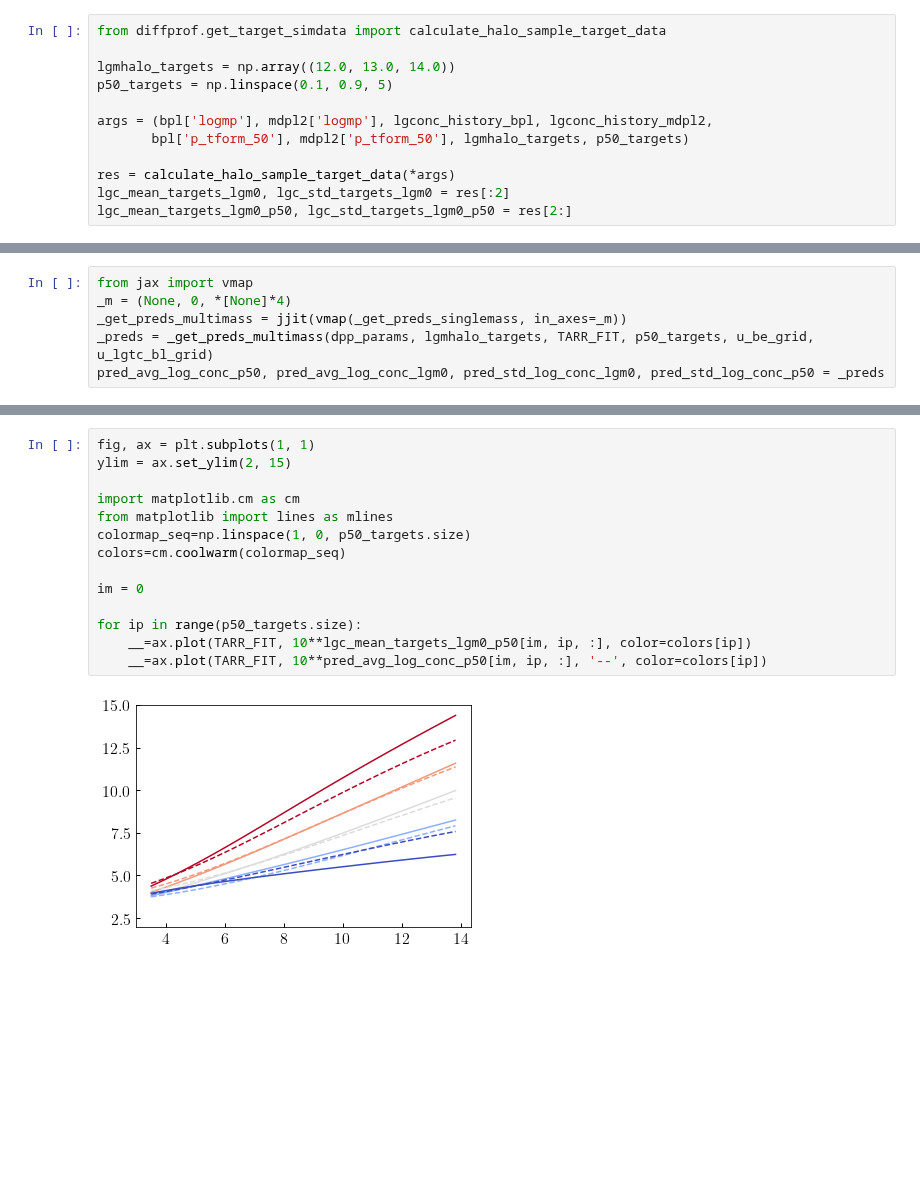
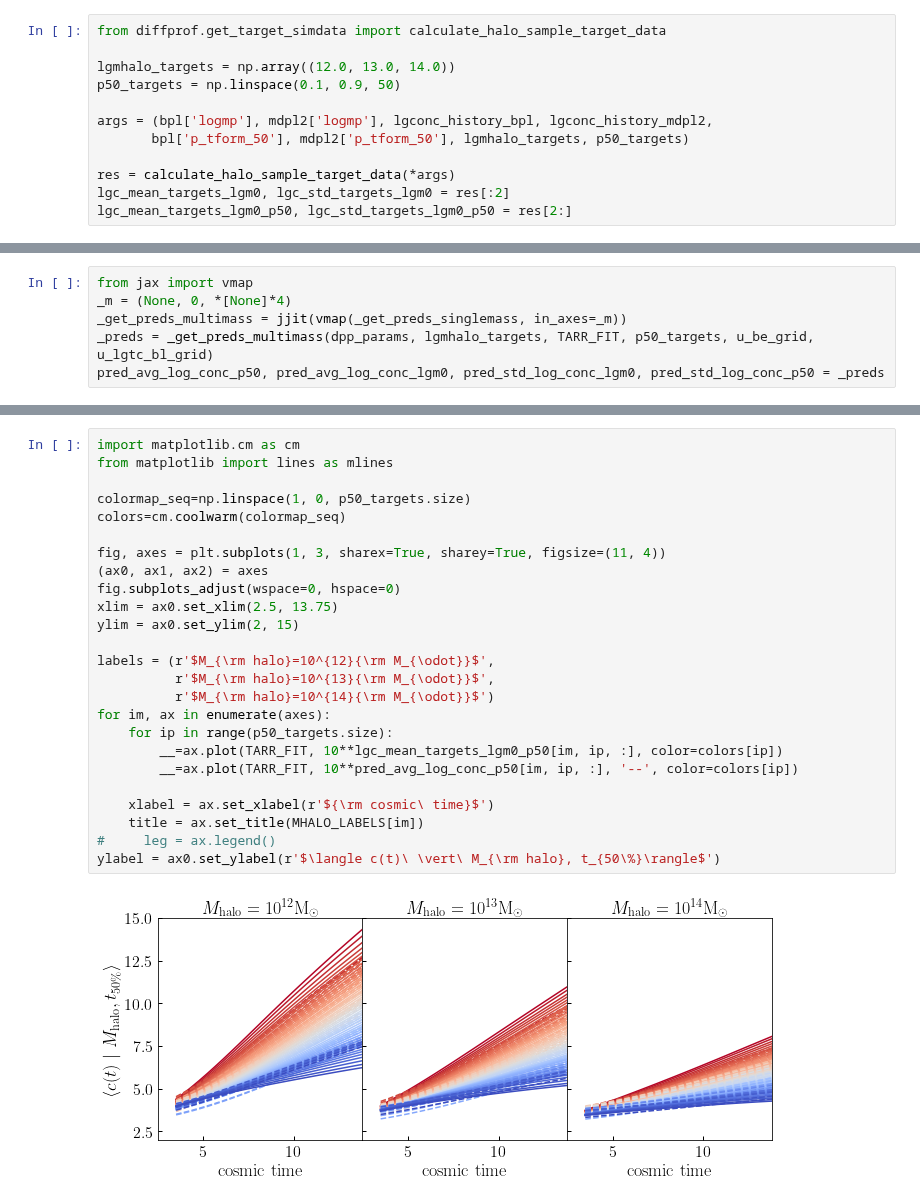
Before and after one commit to BaryonPasters/diffprof, a Jupyter notebook: notebooks/plot_upshot_diffprofpop_figure.ipynb, the cells around one changed output, grey strips where cells are left out. Cells and saved outputs as stored; diff of their text form; blank space fills up the shorter version.

Commit message:
Updated upshot plot notebook

```diff
--- a/notebooks/plot_upshot_diffprofpop_figure.ipynb
+++ b/notebooks/plot_upshot_diffprofpop_figure.ipynb
@@ -31,7 +31,7 @@ lgconc_history_mdpl2 = np.array(lgc_vs_lgt_vmap(
 from diffprof.get_target_simdata import calculate_halo_sample_target_data
 
 lgmhalo_targets = np.array((12.0, 13.0, 14.0))
-p50_targets = np.linspace(0.1, 0.9, 5)
+p50_targets = np.linspace(0.1, 0.9, 50)
 
 args = (bpl['logmp'], mdpl2['logmp'], lgconc_history_bpl, lgconc_history_mdpl2,
        bpl['p_tform_50'], mdpl2['p_tform_50'], lgmhalo_targets, p50_targets)
@@ -79,16 +143,27 @@ __=ax.plot(TARR_FIT, 10**lgyhi, '--', color='k')
 # %%
-fig, ax = plt.subplots(1, 1)
-ylim = ax.set_ylim(2, 15)
-
 import matplotlib.cm as cm
 from matplotlib import lines as mlines
+
 colormap_seq=np.linspace(1, 0, p50_targets.size)
 colors=cm.coolwarm(colormap_seq)
 
-im = 0
+fig, axes = plt.subplots(1, 3, sharex=True, sharey=True, figsize=(11, 4))
+(ax0, ax1, ax2) = axes
+fig.subplots_adjust(wspace=0, hspace=0)
+xlim = ax0.set_xlim(2.5, 13.75)
+ylim = ax0.set_ylim(2, 15)
 
-for ip in range(p50_targets.size):
-    __=ax.plot(TARR_FIT, 10**lgc_mean_targets_lgm0_p50[im, ip, :], color=colors[ip])
-    __=ax.plot(TARR_FIT, 10**pred_avg_log_conc_p50[im, ip, :], '--', color=colors[ip])
+labels = (r'$M_{\rm halo}=10^{12}{\rm M_{\odot}}$',
+          r'$M_{\rm halo}=10^{13}{\rm M_{\odot}}$',
+          r'$M_{\rm halo}=10^{14}{\rm M_{\odot}}$')
+for im, ax in enumerate(axes):
+    for ip in range(p50_targets.size):
+        __=ax.plot(TARR_FIT, 10**lgc_mean_targets_lgm0_p50[im, ip, :], color=colors[ip])
+        __=ax.plot(TARR_FIT, 10**pred_avg_log_conc_p50[im, ip, :], '--', color=colors[ip])
+
+    xlabel = ax.set_xlabel(r'${\rm cosmic\ time}$')
+    title = ax.set_title(MHALO_LABELS[im])
+#     leg = ax.legend()
+ylabel = ax0.set_ylabel(r'$\langle c(t)\ \vert\ M_{\rm halo}, t_{50\%}\rangle$')
 # %% [output]
-[figure, old version]
+[figure, new version]
```
Also changed, not shown: parts of 3 cells of this notebook.
